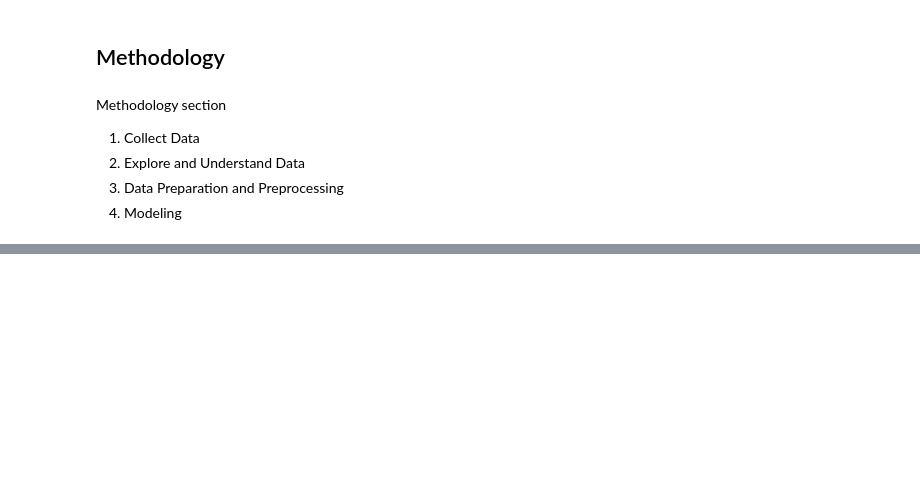
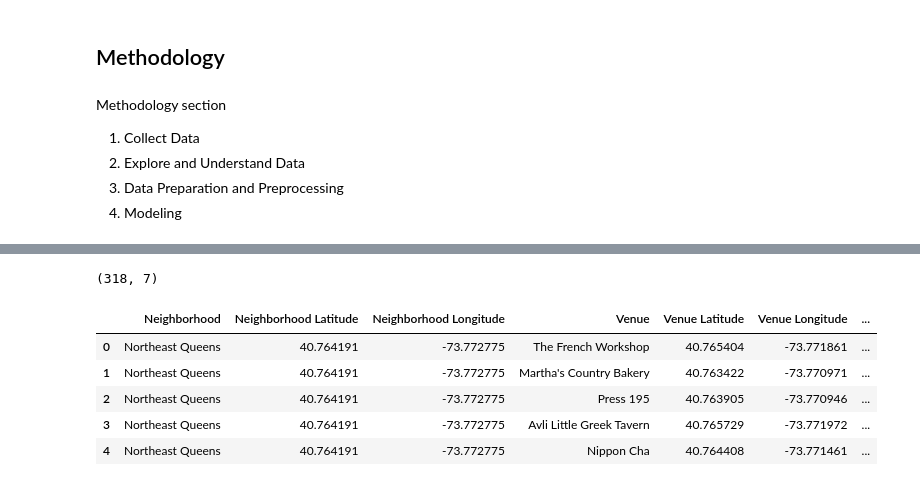
Before and after one commit to alrsantiago/coursera-capstone-project, a Jupyter notebook: The Battle of Neighborhoods (Week 1).ipynb, the cells around one changed output, grey strips where cells are left out. Drawn from its saved outputs; the diff is of its cells as text; code cells hidden in the pictures; blank space fills up the shorter version.

```diff
--- a/The Battle of Neighborhoods (Week 1).ipynb
+++ b/The Battle of Neighborhoods (Week 1).ipynb
@@ -26,0 +296,11 @@ Methodology section
+# %%
+print(downtown_newyork_venues.shape)
+downtown_newyork_venues.head()
+# %% [output]
+(318, 7)
+|  | Neighborhood | Neighborhood Latitude | Neighborhood Longitude | Venue | Venue Latitude | Venue Longitude | ... |
+| 0 | Northeast Queens | 40.764191 | -73.772775 | The French Workshop | 40.765404 | -73.771861 | ... |
+| 1 | Northeast Queens | 40.764191 | -73.772775 | Martha's Country Bakery | 40.763422 | -73.770971 | ... |
+| 2 | Northeast Queens | 40.764191 | -73.772775 | Press 195 | 40.763905 | -73.770946 | ... |
+| 3 | Northeast Queens | 40.764191 | -73.772775 | Avli Little Greek Tavern | 40.765729 | -73.771972 | ... |
+| 4 | Northeast Queens | 40.764191 | -73.772775 | Nippon Cha | 40.764408 | -73.771461 | ... |
```
Also changed, not shown: parts of 29 cells of this notebook.
